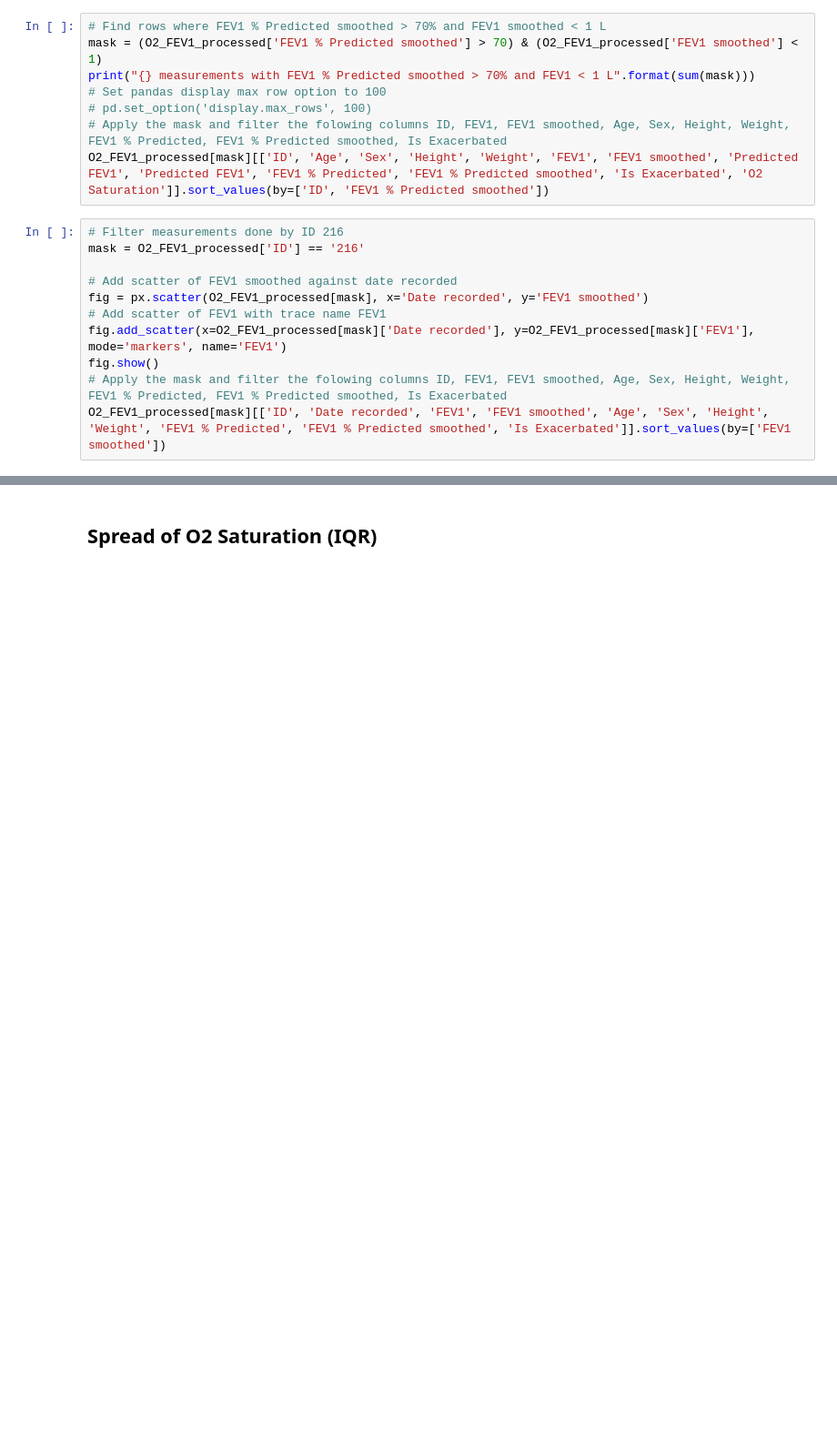
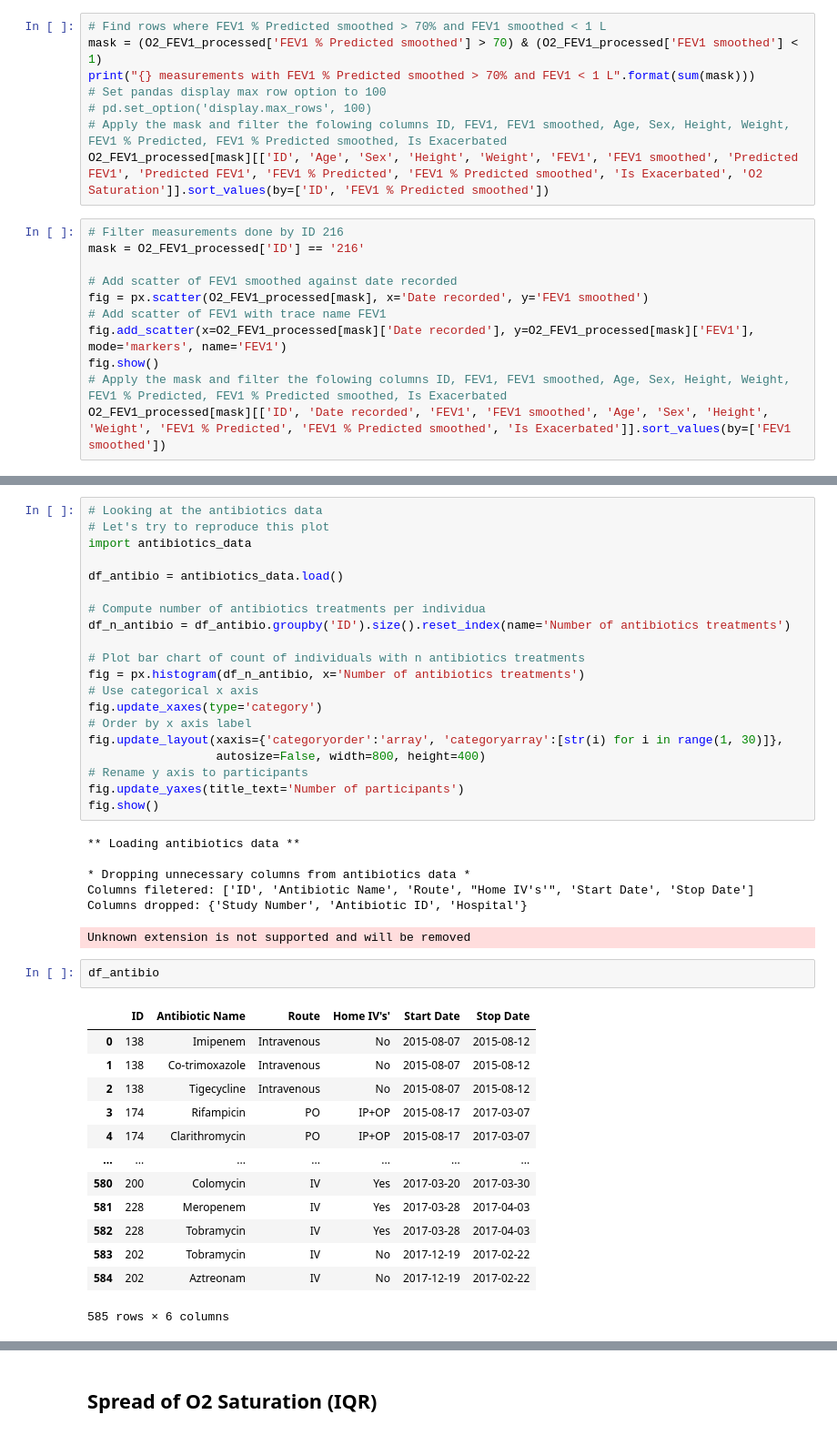
Before and after one commit to tristantreb/phd, a Jupyter notebook: src/O2-FEV1 analysis/O2 FEV1 analysis.ipynb, the cells around one changed output, grey strips where cells are left out. Shown at 91% size. Saved outputs shown, nothing was run; the diff lists cells and outputs as text; blank space fills up the shorter version.

```diff
--- a/src/O2-FEV1 analysis/O2 FEV1 analysis.ipynb
+++ b/src/O2-FEV1 analysis/O2 FEV1 analysis.ipynb
@@ -440,0 +490,43 @@ np.setdiff1d(pred_ids, mapping_ids)
+# %%
+# Looking at the antibiotics data
+# Let's try to reproduce this plot
+import antibiotics_data
+
+df_antibio = antibiotics_data.load()
+
+# Compute number of antibiotics treatments per individua
+df_n_antibio = df_antibio.groupby('ID').size().reset_index(name='Number of antibiotics treatments')
+
+# Plot bar chart of count of individuals with n antibiotics treatments
+fig = px.histogram(df_n_antibio, x='Number of antibiotics treatments')
+# Use categorical x axis
+fig.update_xaxes(type='category')
+# Order by x axis label
+fig.update_layout(xaxis={'categoryorder':'array', 'categoryarray':[str(i) for i in range(1, 30)]},
+                  autosize=False, width=800, height=400)
+# Rename y axis to participants
+fig.update_yaxes(title_text='Number of participants')
+fig.show()
+# %% [output]
+** Loading antibiotics data **
+
+* Dropping unnecessary columns from antibiotics data *
+Columns filetered: ['ID', 'Antibiotic Name', 'Route', "Home IV's'", 'Start Date', 'Stop Date']
+Columns dropped: {'Study Number', 'Antibiotic ID', 'Hospital'}
+Unknown extension is not supported and will be removed
+# %%
+df_antibio
+# %% [output]
+|  | ID | Antibiotic Name | Route | Home IV's' | Start Date | Stop Date |
+| 0 | 138 | Imipenem | Intravenous | No | 2015-08-07 | 2015-08-12 |
+| 1 | 138 | Co-trimoxazole | Intravenous | No | 2015-08-07 | 2015-08-12 |
+| 2 | 138 | Tigecycline | Intravenous | No | 2015-08-07 | 2015-08-12 |
+| 3 | 174 | Rifampicin | PO | IP+OP | 2015-08-17 | 2017-03-07 |
+| 4 | 174 | Clarithromycin | PO | IP+OP | 2015-08-17 | 2017-03-07 |
+| ... | ... | ... | ... | ... | ... | ... |
+| 580 | 200 | Colomycin | IV | Yes | 2017-03-20 | 2017-03-30 |
+| 581 | 228 | Meropenem | IV | Yes | 2017-03-28 | 2017-04-03 |
+| 582 | 228 | Tobramycin | IV | Yes | 2017-03-28 | 2017-04-03 |
+| 583 | 202 | Tobramycin | IV | No | 2017-12-19 | 2017-02-22 |
+| 584 | 202 | Aztreonam | IV | No | 2017-12-19 | 2017-02-22 |
+585 rows × 6 columns
```
Also changed, not shown: parts of 16 cells of this notebook.
